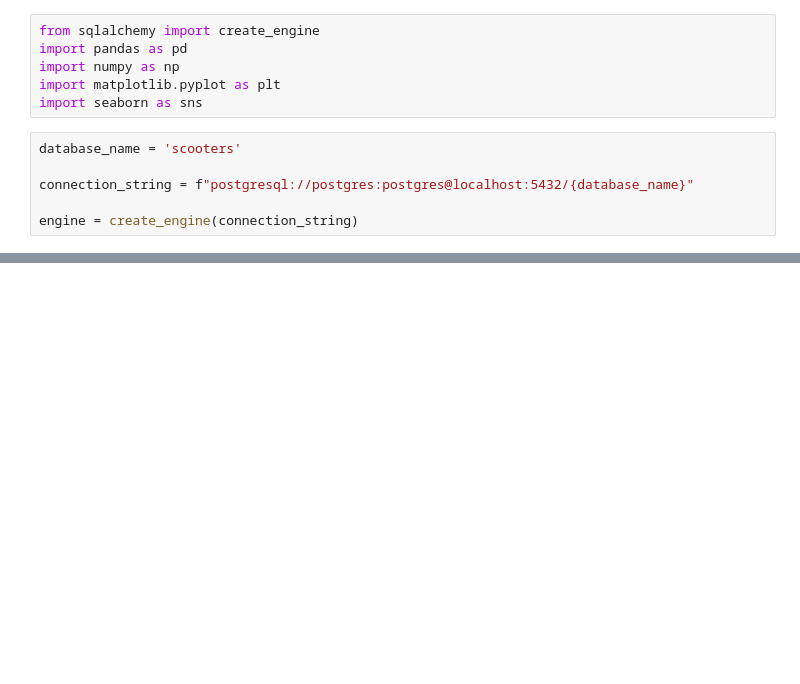
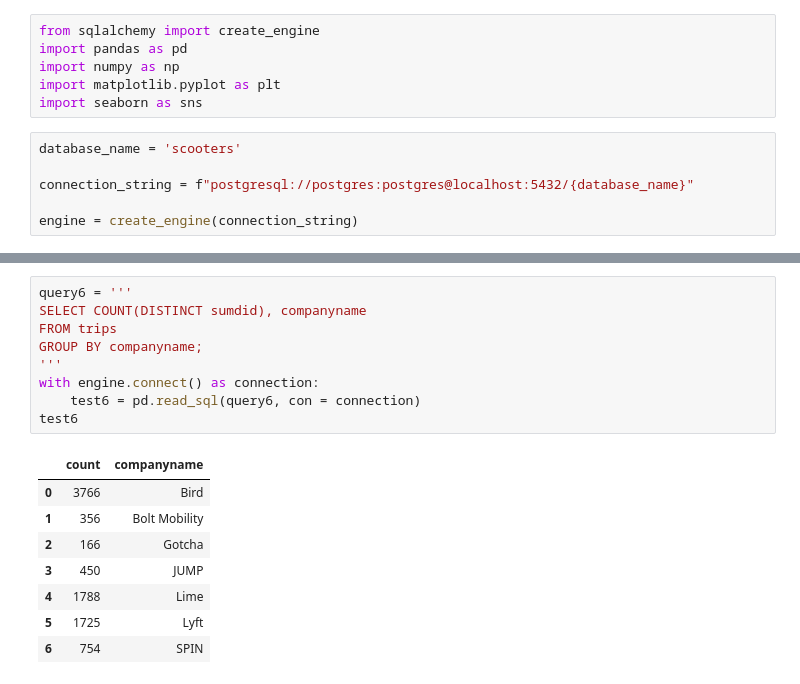
Before and after one commit to NSS-Data-Analytics-Cohort-10/scooters-group-6, a Jupyter notebook: notebook/scooters.ipynb, the cells around one changed output, grey strips where cells are left out. Saved outputs shown, nothing was run; the diff lists cells and outputs as text; blank space fills up the shorter version.

```diff
--- a/notebook/scooters.ipynb
+++ b/notebook/scooters.ipynb
@@ -30,0 +121,18 @@ test.head()
+# %%
+query6 = '''
+SELECT COUNT(DISTINCT sumdid), companyname
+FROM trips
+GROUP BY companyname;
+'''
+with engine.connect() as connection:
+    test6 = pd.read_sql(query6, con = connection)
+test6
+# %% [output]
+|  | count | companyname |
+| 0 | 3766 | Bird |
+| 1 | 356 | Bolt Mobility |
+| 2 | 166 | Gotcha |
+| 3 | 450 | JUMP |
+| 4 | 1788 | Lime |
+| 5 | 1725 | Lyft |
+| 6 | 754 | SPIN |
```
Also changed, not shown: parts of 14 cells of this notebook, 1 other file.
